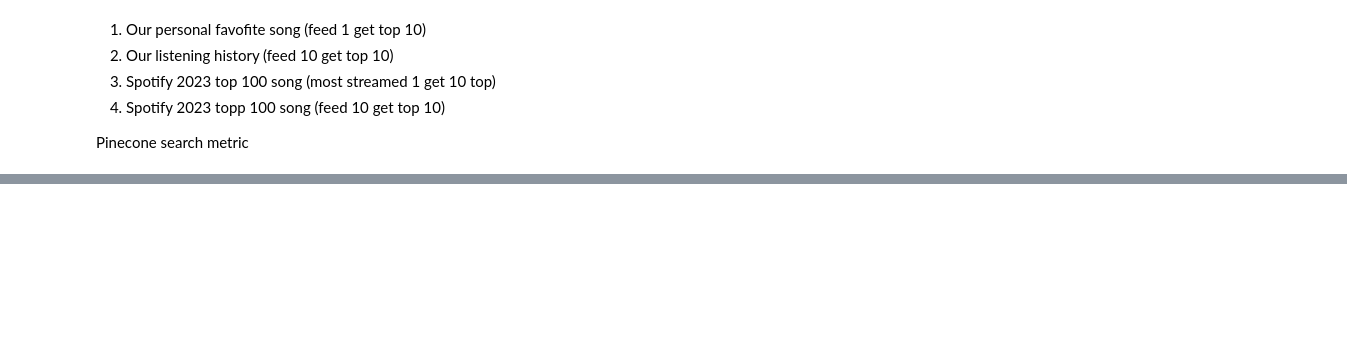
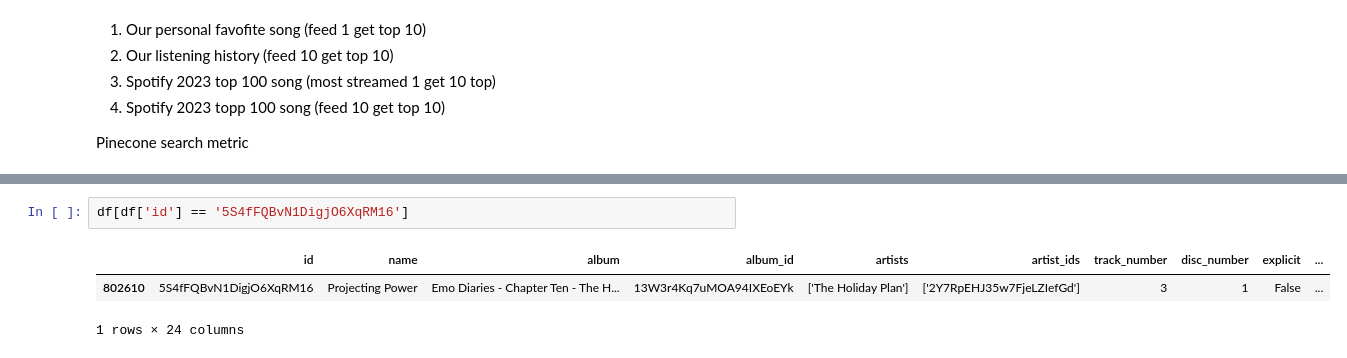
Before and after one commit to sz8689/COS_597A_Project, a Jupyter notebook: Music recommendation system.ipynb, the cells around one changed output, grey strips where cells are left out. Cells and saved outputs as stored; diff of their text form; blank space fills up the shorter version.

```diff
--- a/Music recommendation system.ipynb
+++ b/Music recommendation system.ipynb
@@ -252,0 +468,6 @@ Pinecone search metric
+# %%
+df[df['id'] == '5S4fFQBvN1DigjO6XqRM16']
+# %% [output]
+|  | id | name | album | album_id | artists | artist_ids | track_number | disc_number | explicit | ... |
+| 802610 | 5S4fFQBvN1DigjO6XqRM16 | Projecting Power | Emo Diaries - Chapter Ten - The H... | 13W3r4Kq7uMOA94IXEoEYk | ['The Holiday Plan'] | ['2Y7RpEHJ35w7FjeLZIefGd'] | 3 | 1 | False | ... |
+1 rows × 24 columns
```
Also changed, not shown: parts of 33 cells of this notebook.
